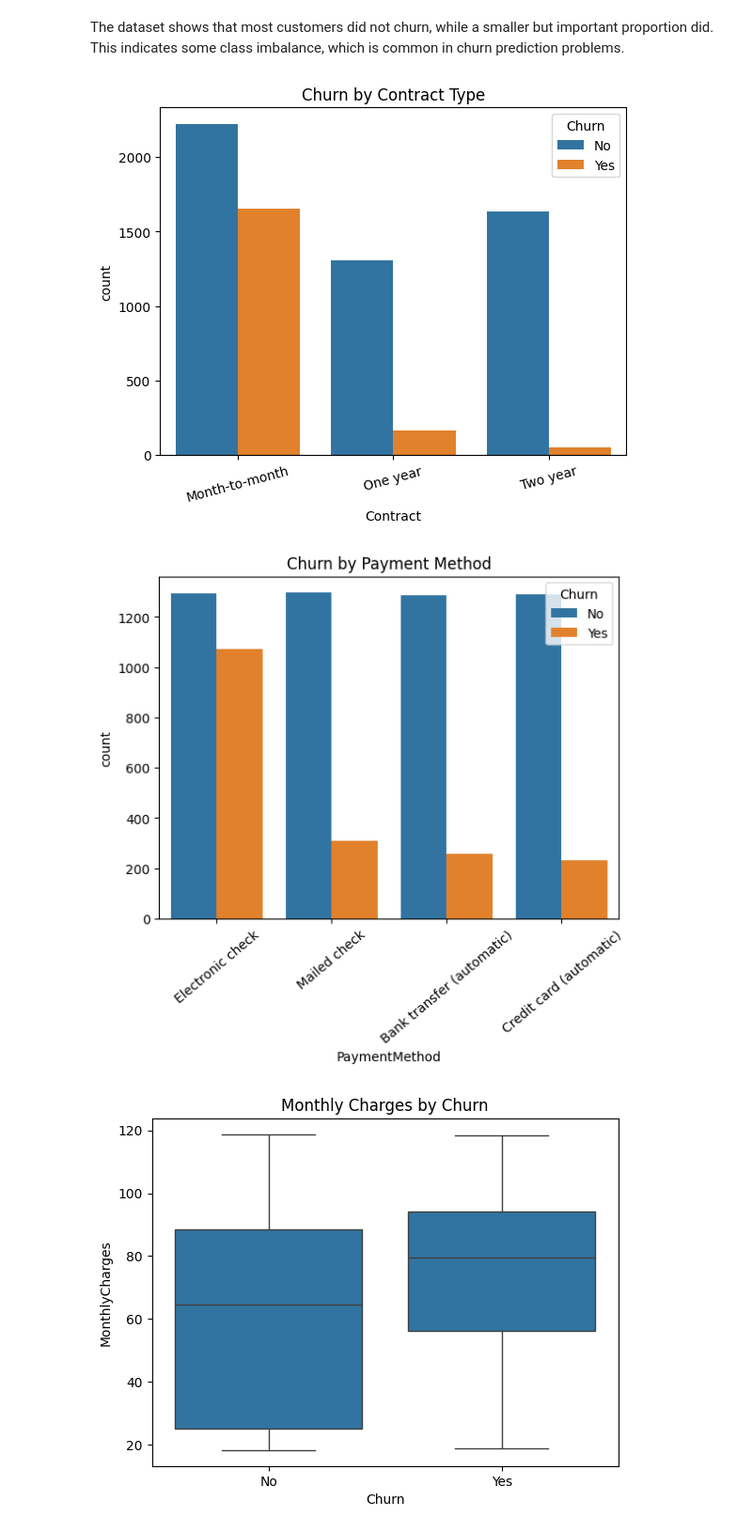
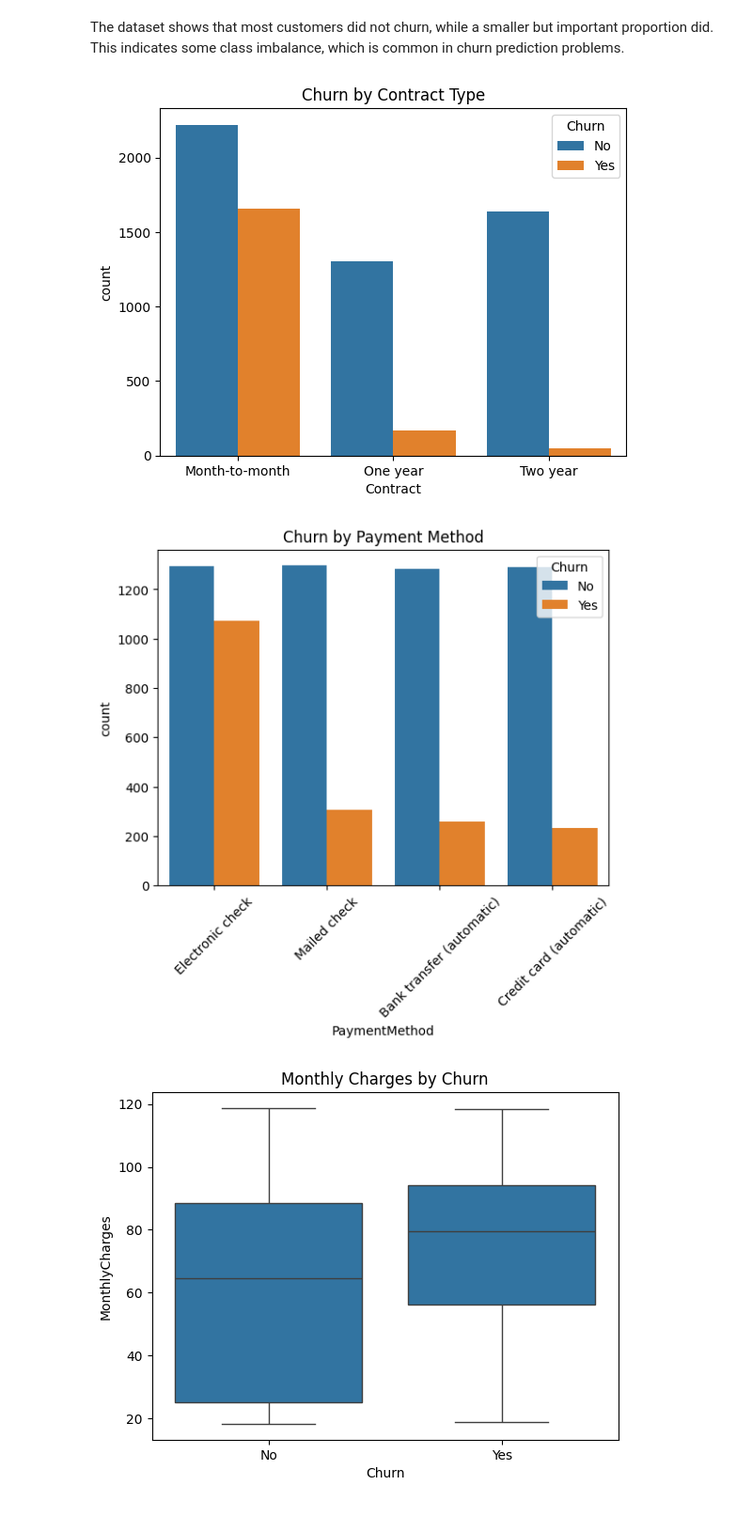
Before and after one commit to afeisede/dataprojects.github.io, a Jupyter notebook: notebooks/churn_analysis.ipynb, the cells around one changed output. Shown at 94% size. Saved outputs shown, nothing was run; the diff lists cells and outputs as text; code cells hidden in the pictures.

```diff
--- a/notebooks/churn_analysis.ipynb
+++ b/notebooks/churn_analysis.ipynb
@@ -139,17 +139,17 @@ The dataset shows that most customers did not churn, while a smaller but importa
 # %%
 sns.countplot(x="Contract", hue="Churn", data=df)
 plt.title("Churn by Contract Type")
-plt.xticks(rotation=15)
+plt.xticks(rotation=0)
 plt.show()
 # %% [output]
-[figure, old version]
+[figure, new version]
 # %%
 sns.countplot(x="PaymentMethod", hue="Churn", data=df)
 plt.title("Churn by Payment Method")
-plt.xticks(rotation=40)
+plt.xticks(rotation=45)
 plt.show()
 # %% [output]
-[figure, old version]
+[figure, new version]
 # %%
 sns.boxplot(x="Churn", y="MonthlyCharges", data=df)
 plt.title("Monthly Charges by Churn")
```
Also changed, not shown: parts of 1 cell of this notebook, 1 other file.
